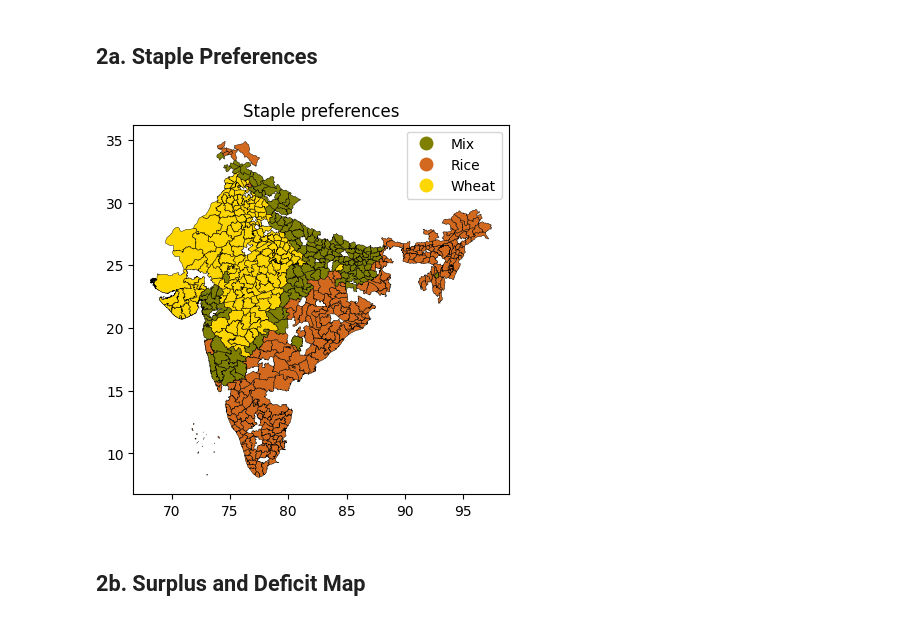
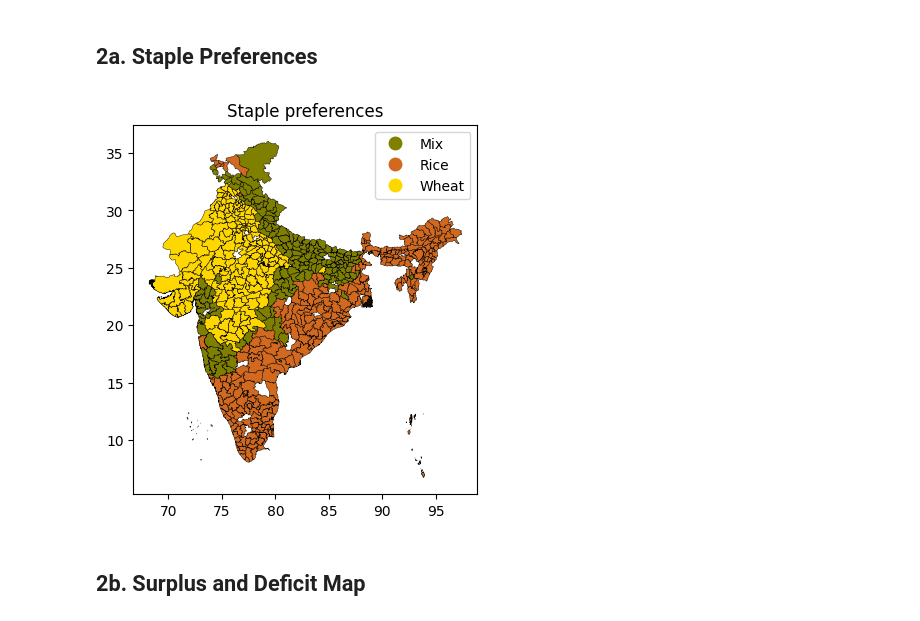
Before and after one commit to ReubenNarad/pds, a Jupyter notebook: postprocess/postprocess.ipynb, the cells around one changed output. Drawn from its saved outputs; the diff is of its cells as text; code cells hidden in the pictures.

```diff
--- a/postprocess/postprocess.ipynb
+++ b/postprocess/postprocess.ipynb
@@ -40,32 +40,32 @@ Q = pd.read_csv(DATA_PATH + 'Q_interstate.csv')
 # %%
 import pandas as pd
 import geopandas as gpd
 import matplotlib.pyplot as plt
 from matplotlib.colors import ListedColormap
 
 # Load cluster info into dataframe
 data = pd.read_csv('../cplex/data/clusters.csv')
 
 # Load the shapefile
-gdf = gpd.read_file('data/shapefiles/districts.shp')
+gdf = gpd.read_file('data/shapefiles/india.shp')
 
 # Change the column name in the geodataframe to match consumption
 gdf.rename(columns={'DISTRICT': 'District'}, inplace=True)
 
 # Merge the geodataframe with the cluster data
 merged_gdf = gdf.merge(data, left_on='District', right_on='District')
 
 # Define a custom color map
 color_map = ListedColormap(['olive', 'chocolate', 'gold'])
 
 # Plot the regions colored by 'Staple' column
 fig, ax = plt.subplots(1, 1)
 merged_gdf.plot(column='Staple', cmap=color_map, linewidth=0.3, ax=ax,  edgecolor='black', legend=True)
 
 plt.title('Staple preferences')
 plt.show()
 # %% [output]
-[figure, old version]
+[figure, new version]
 # %% [markdown]
 ## 2b. Surplus and Deficit Map
 # %%
```
Also changed, not shown: 7 other files.
